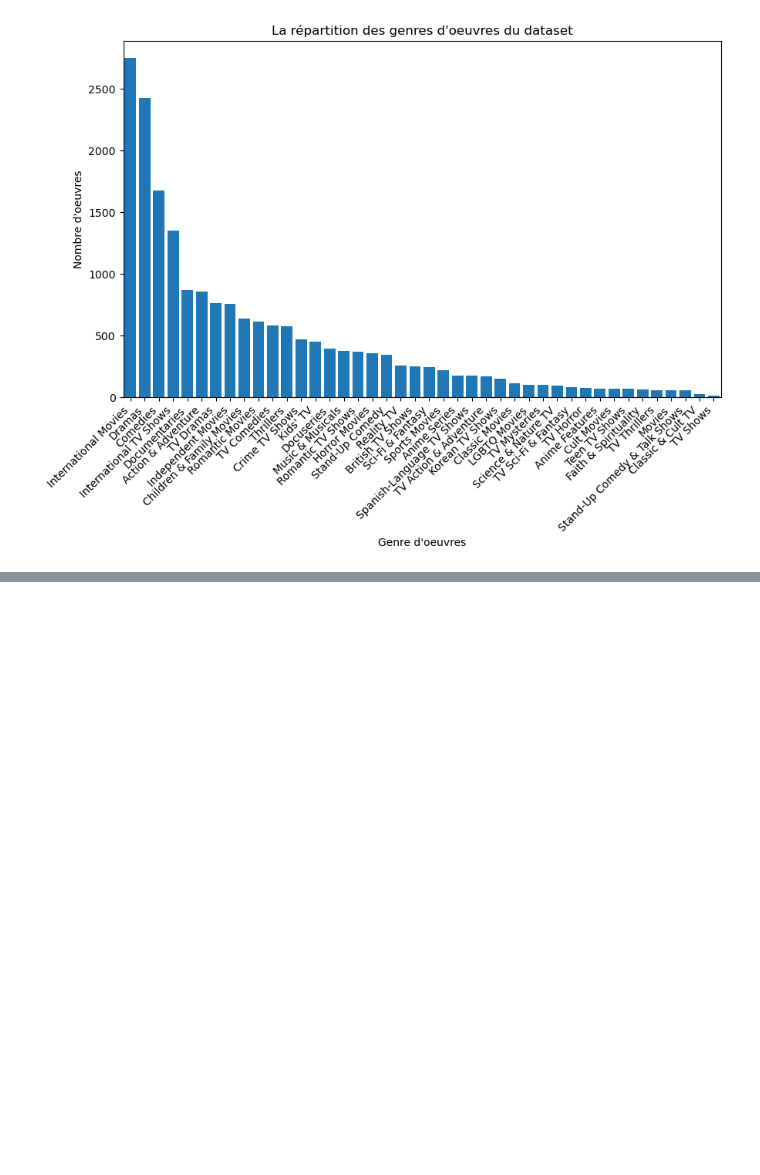
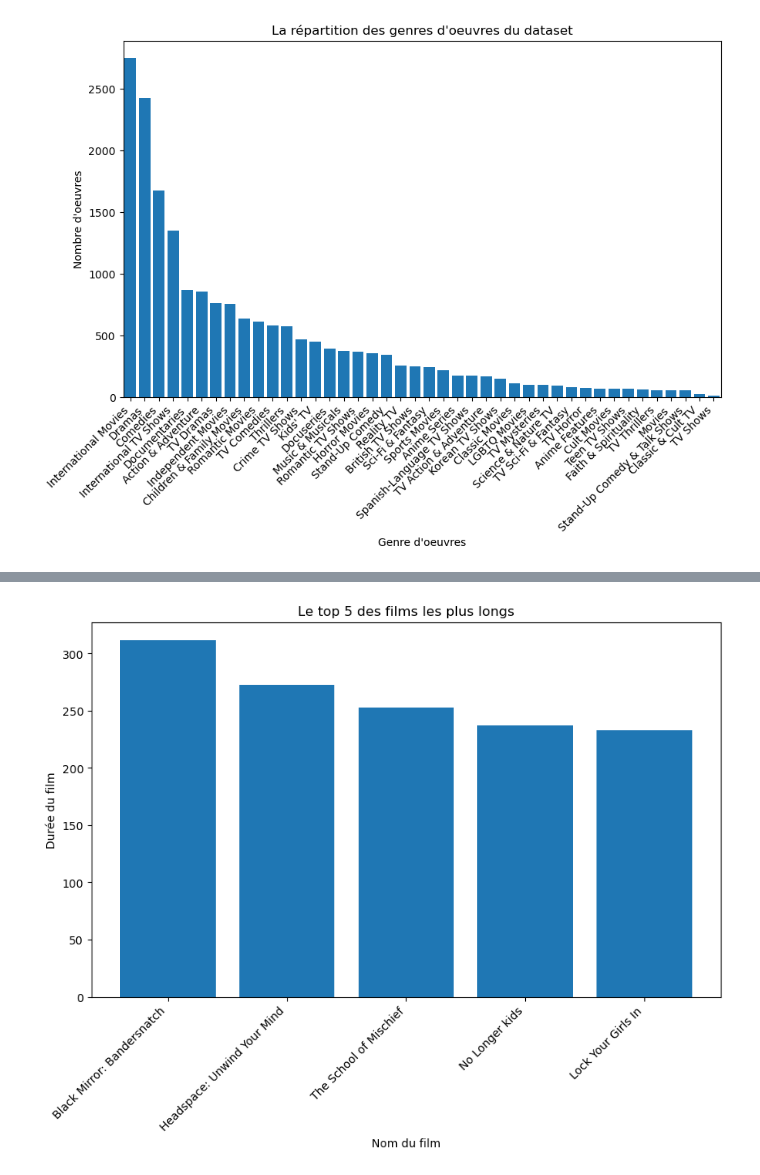
Before and after one commit to leo-carrey/Netflix-Insights, a Jupyter notebook: Netflix_Data_Analysis.ipynb, the cells around one changed output, grey strips where cells are left out. Drawn from its saved outputs; the diff is of its cells as text; code cells hidden in the pictures; blank space fills up the shorter version.

Commit message:
[ADD] Le top 5 des films les plus longs

```diff
--- a/Netflix_Data_Analysis.ipynb
+++ b/Netflix_Data_Analysis.ipynb
@@ -350,0 +351,13 @@ plt.show()
+# %%
+movies = data_frame[data_frame["type"] == "Movie"]
+top_5_movies = movies.sort_values(by='duration', ascending=False).head(5)
+
+plt.figure(figsize=(10, 6))
+plt.bar(top_5_movies["title"], top_5_movies["duration"])
+plt.xlabel("Nom du film")
+plt.ylabel("Durée du film")
+plt.title("Le top 5 des films les plus longs")
+plt.xticks(rotation=45, ha='right')
+plt.show()
+# %% [output]
+[figure, added]
```
Also changed, not shown: parts of 1 cell of this notebook.
